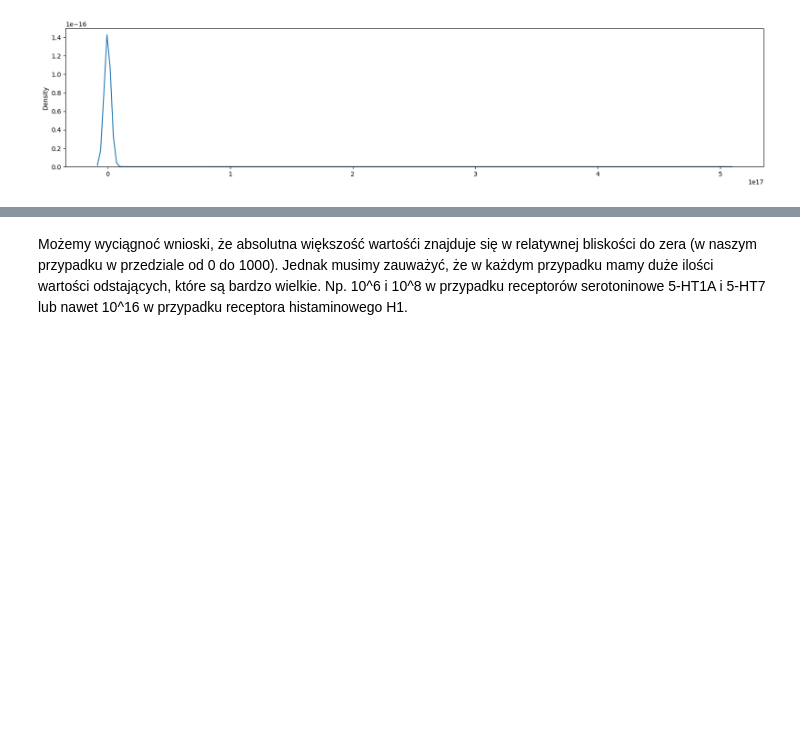
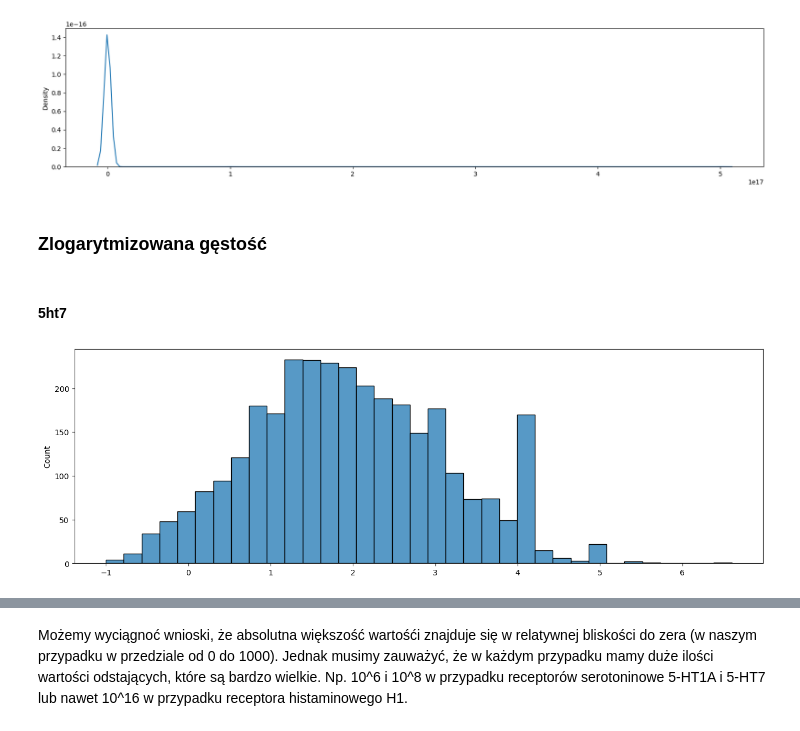
Before and after one commit to YuriiBatkovych/Genetic-algorithms-with-docking, a Jupyter notebook: DataInvestigation.ipynb, the cells around one changed output, grey strips where cells are left out. Drawn from its saved outputs; the diff is of its cells as text; code cells hidden in the pictures; blank space fills up the shorter version.

Commit message:
Dat visualisation and investigation update

```diff
--- a/DataInvestigation.ipynb
+++ b/DataInvestigation.ipynb
@@ -109,3 +109,19 @@ for ki_list in proteins_ki:
 [figure]
 [figure]
 [figure]
+# %%
+pKi_5ht7 = np.log10(ki_5ht7)
+pKi_5ht1a = np.log10(ki_5ht1a)
+pKi_beta2 = np.log10(ki_beta2)
+pKi_d2 = np.log10(ki_d2)
+pKi_h1 = np.log10(ki_h1)
+# %% [markdown]
+### Zlogarytmizowana gęstość
+# %% [markdown]
+#### 5ht7
+# %%
+plt.figure(figsize=(16,5))
+sns.histplot(x=pKi_5ht7)
+plt.show()
+# %% [output]
+[figure, added]
```
Also changed, not shown: parts of 8 cells of this notebook.
